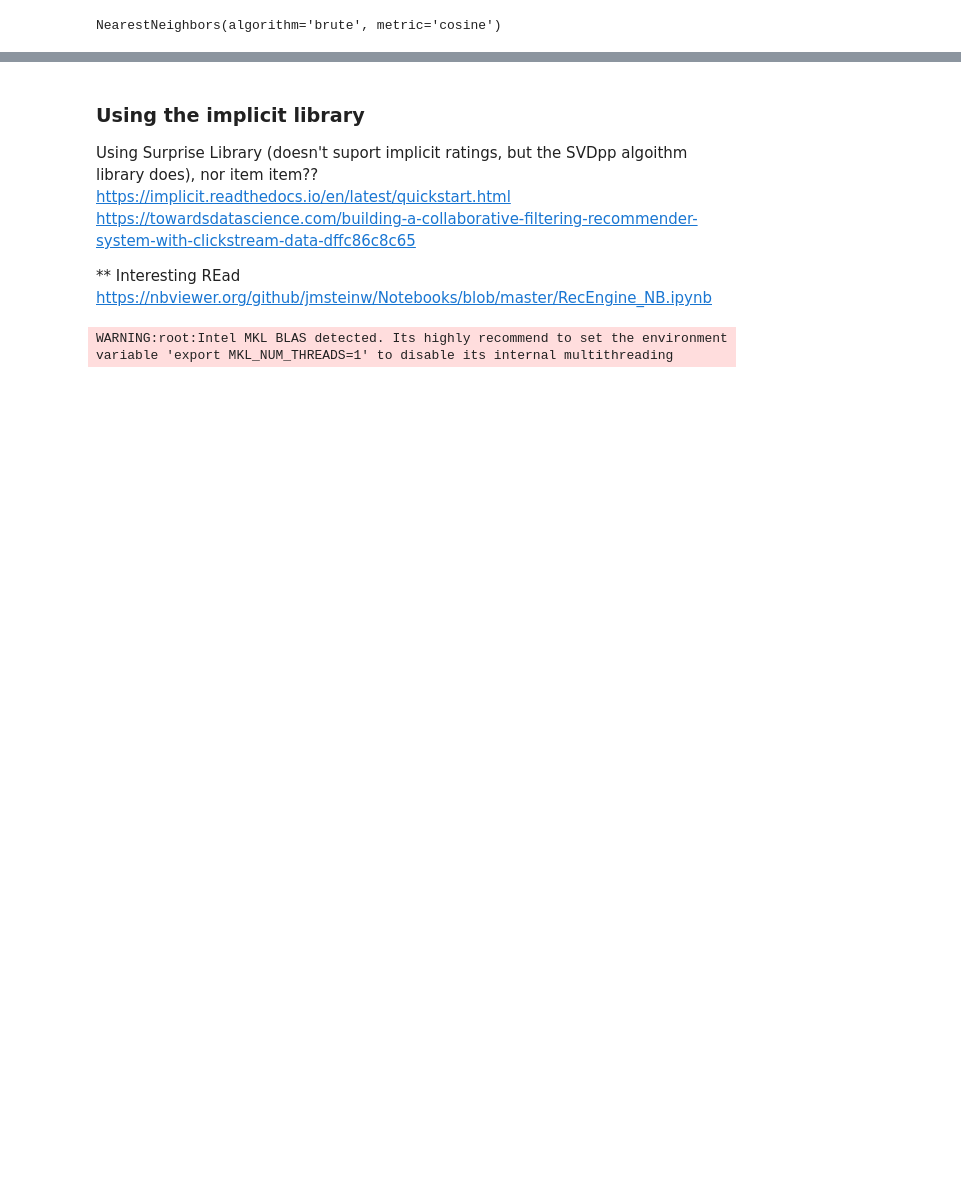
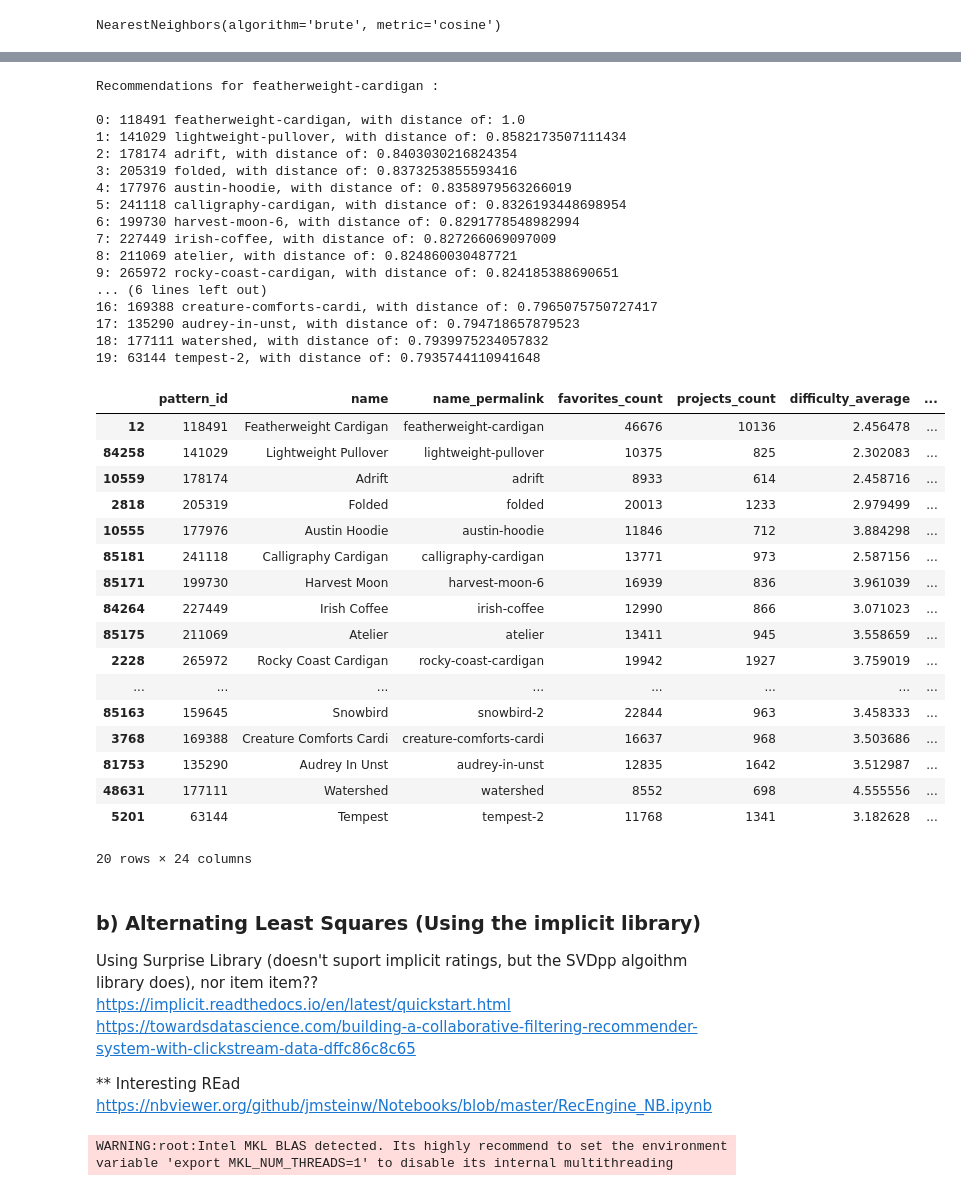
Before and after one commit to LilaKelland/Ravelry-Recommender-Engine, a Jupyter notebook: 4.1-collaborative-recommender.ipynb, the cells around one changed output, grey strips where cells are left out. Saved outputs shown, nothing was run; the diff lists cells and outputs as text; code cells hidden in the pictures; blank space fills up the shorter version.

```diff
--- a/4.1-collaborative-recommender.ipynb
+++ b/4.1-collaborative-recommender.ipynb
@@ -89,3 +130,7 @@ distances, indices = model_knn.kneighbors(user_knit_pivot.iloc[query_index,:].va
+# %%
+chosen_name_permalink = 'eunice'
+query_pattern_id = get_pattern_id_from_name(chosen_name_permalink)
+distances, indices = model_knn.kneighbors(user_knit_pivot.loc[query_pattern_id,:].values.reshape(1, -1), n_neighbors = 10)
 # %%
 # TODO turn into one function! pattern id to name!
 
@@ -220,5 +269,77 @@ print_similar_movies(movie_data, movie_id, indexes)
+# %%
+# choose a pattern
+name_permalink = 'featherweight-cardigan'
+# Do try except!!! spit out something ********************
+
+# get pattern_id in order to: get index from utility matrix
+chosen_pattern_id = metadata['pattern_id'][metadata['name_permalink'] ==name_permalink].values[0]
+
+# get index from utility matrix
+chosen_patten_index = pattern_ids_list.index(chosen_pattern_id) #24
+
+# get correlations from utility matrix
+correlations = corr[pattern_ids_list.index(chosen_pattern_id)]#[0.51884817, 0.62498835, 0.32851777, .
+
+# To sort patterns
+zipped =zip(pattern_ids_list,correlations)
+sorted_similar_patterns = sorted(zipped, key = lambda x: x[1], reverse=True)
+
+
+# print("final list - ", str(res))
+# %%
+closest_indices = sorted_similar_patterns[:20]
+
+pattern_ids = []
+ordered_indices = []
+for i in range(len(closest_indices)):
+    if i == 0:
+        print('Recommendations for {0} :\n'.format(get_pattern_name_from_pattern_id(closest_indices[i][0])))
+    pattern_ids.append(closest_indices[i][0])
+    ordered_indices.append(get_index_from_pattern_id(closest_indices[i][0]))
+#     print(f'{get_pattern_name_from_pattern_id(closest_indices[i][0])} - {closest_indices[i][1]}')
+    print('{0}: {1} {2}, with distance of: {3}'
+                .format(i, closest_indices[i][0], get_pattern_name_from_pattern_id(closest_indices[i][0]), closest_indices[i][1]))
+
+closest_df = metadata.loc[ordered_indices]
+closest_df
+# %% [output]
+Recommendations for featherweight-cardigan :
+
+0: 118491 featherweight-cardigan, with distance of: 1.0
+1: 141029 lightweight-pullover, with distance of: 0.8582173507111434
+2: 178174 adrift, with distance of: 0.8403030216824354
+3: 205319 folded, with distance of: 0.8373253855593416
+4: 177976 austin-hoodie, with distance of: 0.8358979563266019
+5: 241118 calligraphy-cardigan, with distance of: 0.8326193448698954
+6: 199730 harvest-moon-6, with distance of: 0.8291778548982994
+7: 227449 irish-coffee, with distance of: 0.827266069097009
+8: 211069 atelier, with distance of: 0.824860030487721
+9: 265972 rocky-coast-cardigan, with distance of: 0.824185388690651
+... (6 lines left out)
+16: 169388 creature-comforts-cardi, with distance of: 0.7965075750727417
+17: 135290 audrey-in-unst, with distance of: 0.794718657879523
+18: 177111 watershed, with distance of: 0.7939975234057832
+19: 63144 tempest-2, with distance of: 0.7935744110941648
+|  | pattern_id | name | name_permalink | favorites_count | projects_count | difficulty_average | ... |
+| 12 | 118491 | Featherweight Cardigan | featherweight-cardigan | 46676 | 10136 | 2.456478 | ... |
+| 84258 | 141029 | Lightweight Pullover | lightweight-pullover | 10375 | 825 | 2.302083 | ... |
+| 10559 | 178174 | Adrift | adrift | 8933 | 614 | 2.458716 | ... |
+| 2818 | 205319 | Folded | folded | 20013 | 1233 | 2.979499 | ... |
+| 10555 | 177976 | Austin Hoodie | austin-hoodie | 11846 | 712 | 3.884298 | ... |
+| 85181 | 241118 | Calligraphy Cardigan | calligraphy-cardigan | 13771 | 973 | 2.587156 | ... |
+| 85171 | 199730 | Harvest Moon | harvest-moon-6 | 16939 | 836 | 3.961039 | ... |
+| 84264 | 227449 | Irish Coffee | irish-coffee | 12990 | 866 | 3.071023 | ... |
+| 85175 | 211069 | Atelier | atelier | 13411 | 945 | 3.558659 | ... |
+| 2228 | 265972 | Rocky Coast Cardigan | rocky-coast-cardigan | 19942 | 1927 | 3.759019 | ... |
+| ... | ... | ... | ... | ... | ... | ... | ... |
+| 85163 | 159645 | Snowbird | snowbird-2 | 22844 | 963 | 3.458333 | ... |
+| 3768 | 169388 | Creature Comforts Cardi | creature-comforts-cardi | 16637 | 968 | 3.503686 | ... |
+| 81753 | 135290 | Audrey In Unst | audrey-in-unst | 12835 | 1642 | 3.512987 | ... |
+| 48631 | 177111 | Watershed | watershed | 8552 | 698 | 4.555556 | ... |
+| 5201 | 63144 | Tempest | tempest-2 | 11768 | 1341 | 3.182628 | ... |
+20 rows × 24 columns
 # %% [markdown]
-### Using the implicit library
+### b) Alternating Least Squares (Using the implicit library)
 Using Surprise Library
 (doesn't suport implicit ratings, but the SVDpp algoithm  library does), nor item item??
 https://implicit.readthedocs.io/en/latest/quickstart.html
```
Also changed, not shown: parts of 57 cells of this notebook, 9 other files.
